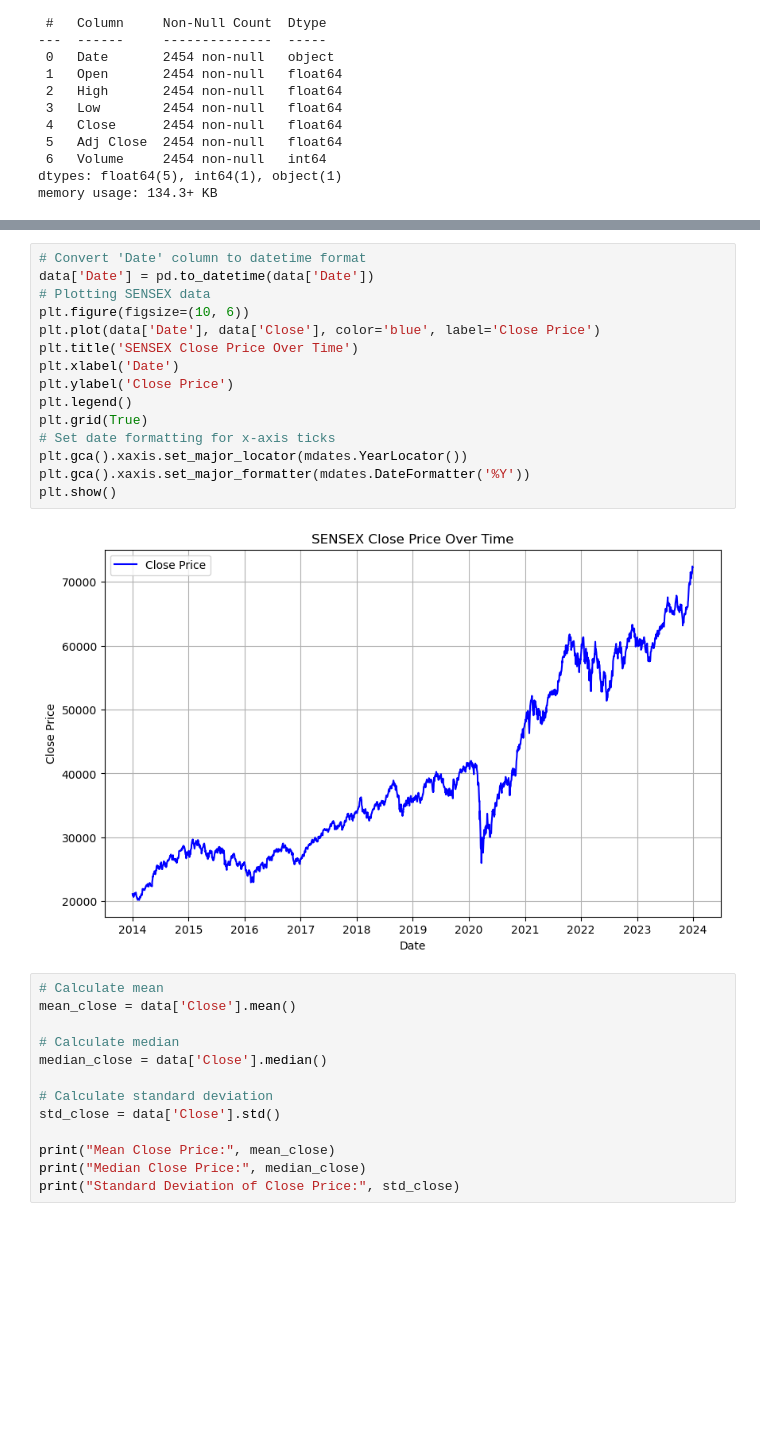
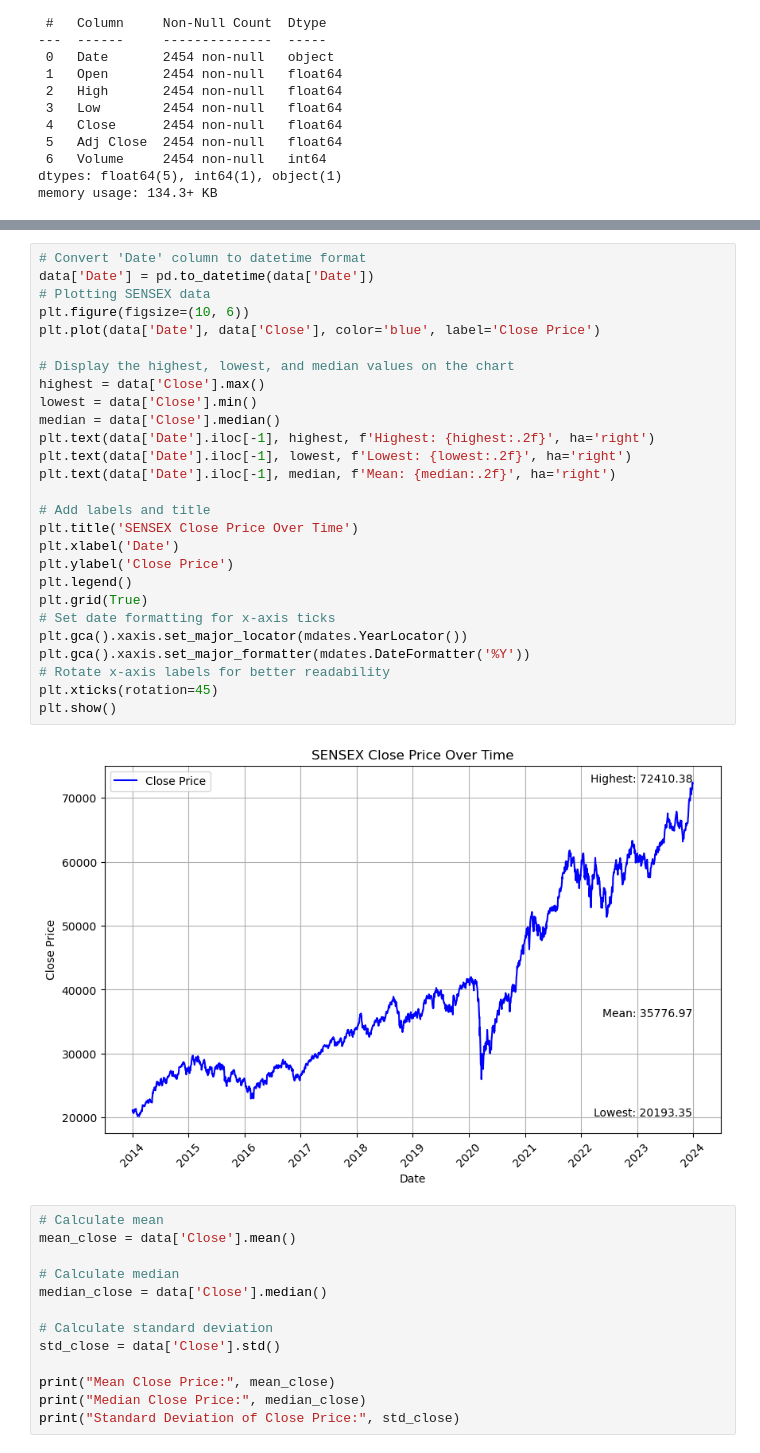
Before and after one commit to almaastaj/IndianStockMarket, a Jupyter notebook: SensexAnalysis.ipynb, the cells around one changed output, grey strips where cells are left out. Cells and saved outputs as stored; diff of their text form; blank space fills up the shorter version.

```diff
--- a/SensexAnalysis.ipynb
+++ b/SensexAnalysis.ipynb
@@ -50,20 +73,32 @@ data.describe()
 # %%
 # Convert 'Date' column to datetime format
 data['Date'] = pd.to_datetime(data['Date'])
 # Plotting SENSEX data
 plt.figure(figsize=(10, 6))
 plt.plot(data['Date'], data['Close'], color='blue', label='Close Price')
+
+# Display the highest, lowest, and median values on the chart
+highest = data['Close'].max()
+lowest = data['Close'].min()
+median = data['Close'].median()
+plt.text(data['Date'].iloc[-1], highest, f'Highest: {highest:.2f}', ha='right')
+plt.text(data['Date'].iloc[-1], lowest, f'Lowest: {lowest:.2f}', ha='right')
+plt.text(data['Date'].iloc[-1], median, f'Mean: {median:.2f}', ha='right')
+
+# Add labels and title
 plt.title('SENSEX Close Price Over Time')
 plt.xlabel('Date')
 plt.ylabel('Close Price')
 plt.legend()
 plt.grid(True)
 # Set date formatting for x-axis ticks
 plt.gca().xaxis.set_major_locator(mdates.YearLocator())
 plt.gca().xaxis.set_major_formatter(mdates.DateFormatter('%Y'))
+# Rotate x-axis labels for better readability
+plt.xticks(rotation=45)
 plt.show()
 # %% [output]
-[figure, old version]
+[figure, new version]
 # %%
 # Calculate mean
 mean_close = data['Close'].mean()
```
Also changed, not shown: parts of 19 cells of this notebook.
